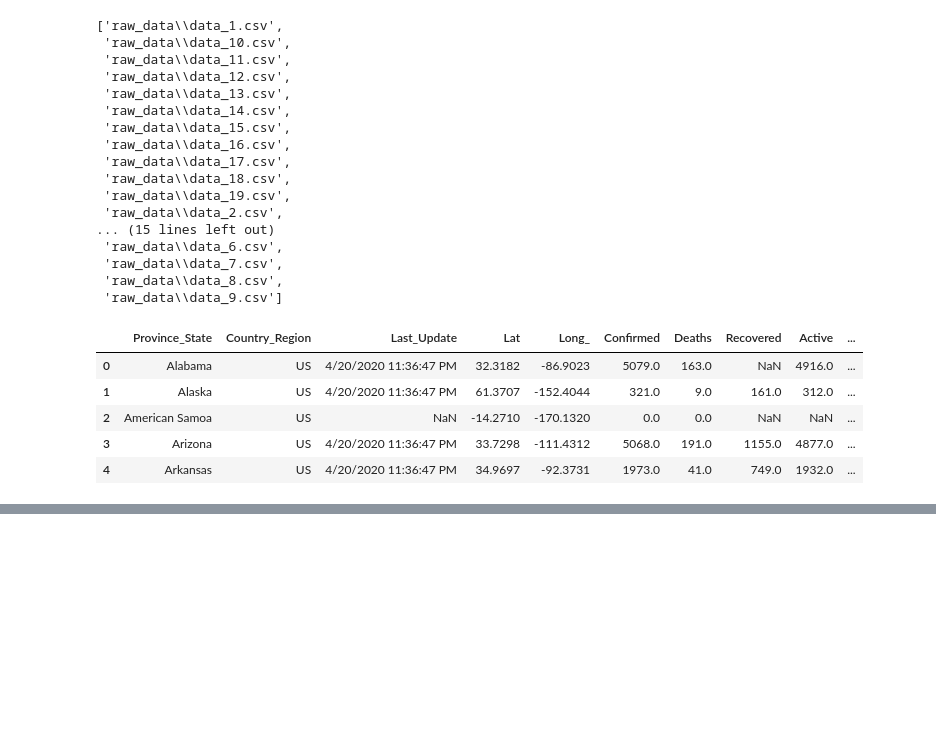
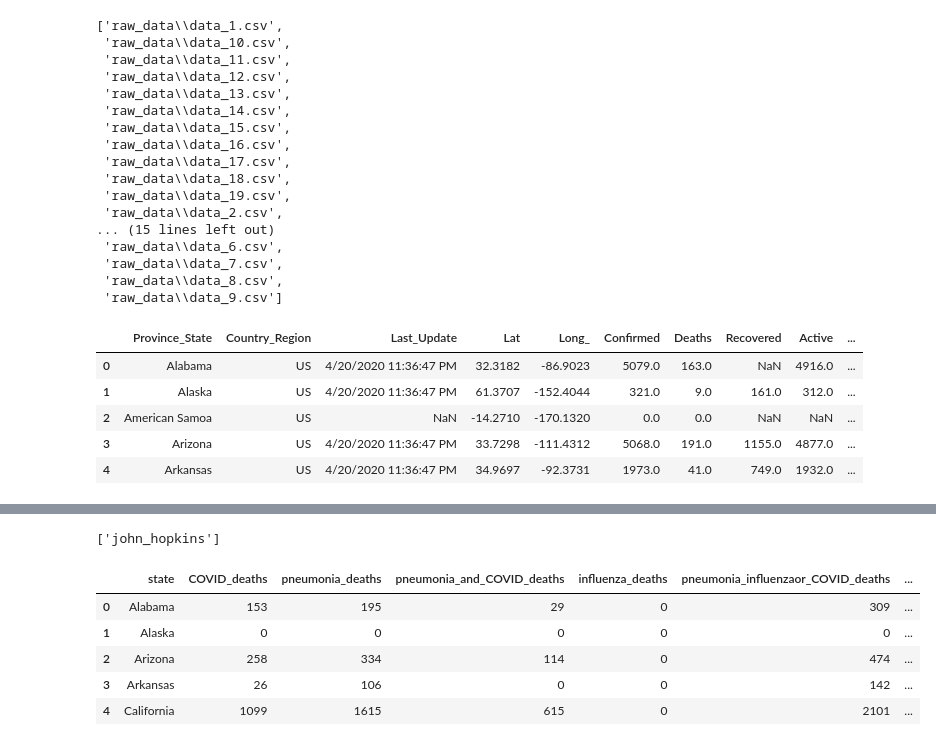
Before and after one commit to nmanduri999/ETL_project, a Jupyter notebook: john_hopkins.ipynb, the cells around one changed output, grey strips where cells are left out. Drawn from its saved outputs; the diff is of its cells as text; code cells hidden in the pictures; blank space fills up the shorter version.

```diff
--- a/john_hopkins.ipynb
+++ b/john_hopkins.ipynb
@@ -148,0 +172,5 @@ df4
+# %%
+# Confirm tables
+engine.table_names()
+# %% [output]
+['john_hopkins']
@@ -148,0 +180,12 @@ df4
+# %%
+#Get the teammate data
+cdc_file = "raw_data/cdc_may_group_data.csv"
+cdc_file_df = pd.read_csv(cdc_file)
+cdc_file_df.head()
+# %% [output]
+|  | state | COVID_deaths | pneumonia_deaths | pneumonia_and_COVID_deaths | influenza_deaths | pneumonia_influenzaor_COVID_deaths | ... |
+| 0 | Alabama | 153 | 195 | 29 | 0 | 309 | ... |
+| 1 | Alaska | 0 | 0 | 0 | 0 | 0 | ... |
+| 2 | Arizona | 258 | 334 | 114 | 0 | 474 | ... |
+| 3 | Arkansas | 26 | 106 | 0 | 0 | 142 | ... |
+| 4 | California | 1099 | 1615 | 615 | 0 | 2101 | ... |
```
Also changed, not shown: parts of 18 cells of this notebook, 1 other file.
